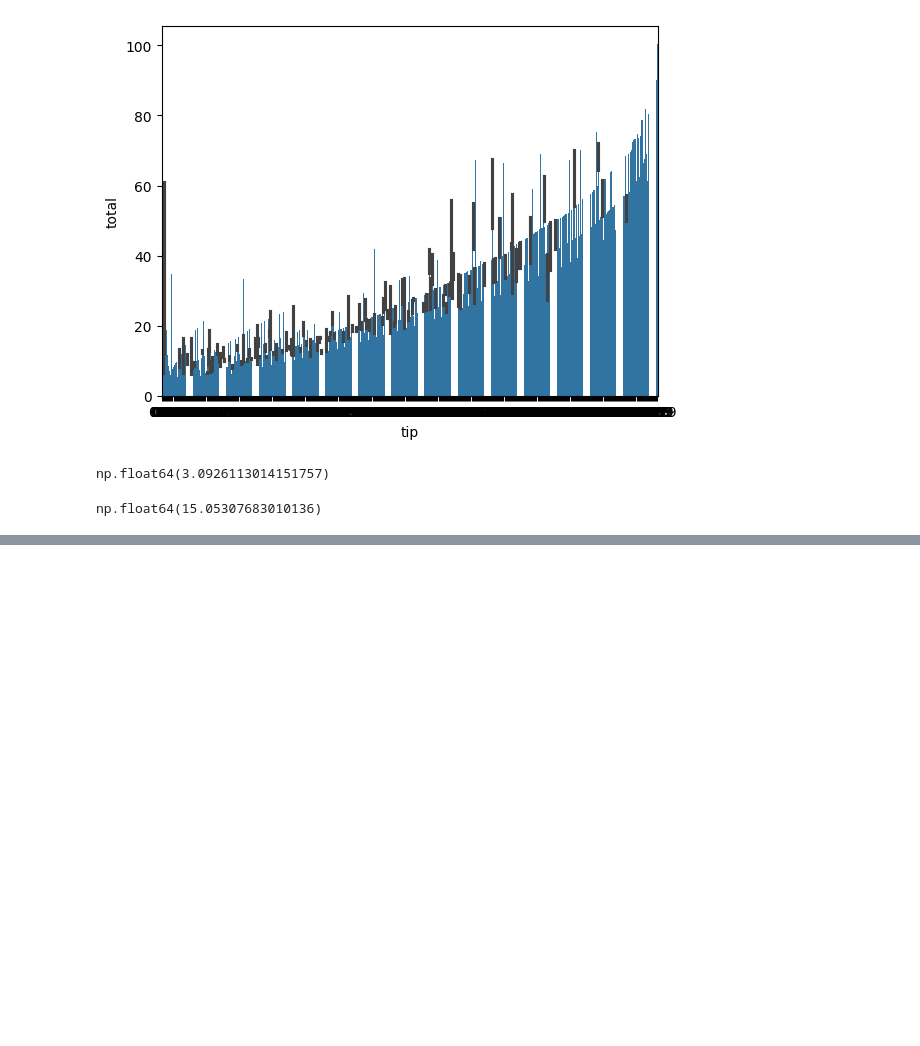
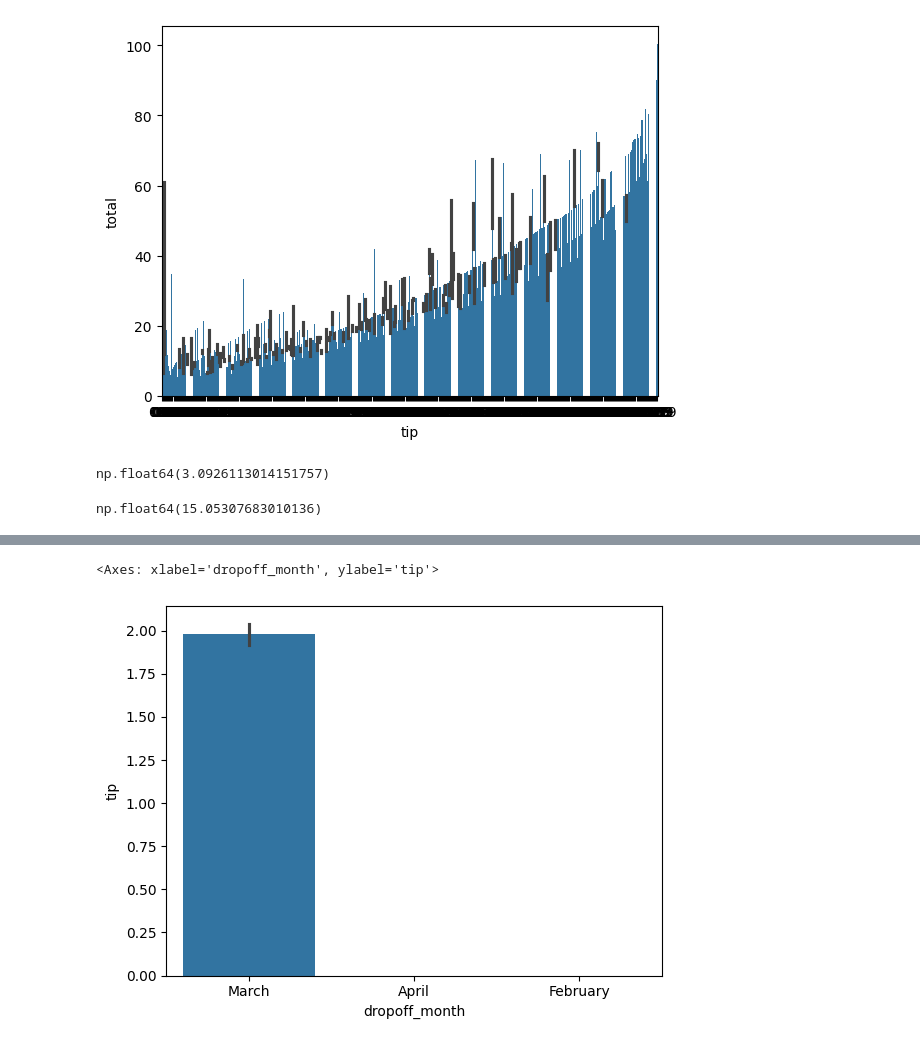
Before and after one commit to Tejaswimadastu/Machine_Learning, a Jupyter notebook: ML_EDA.ipynb, the cells around one changed output, grey strips where cells are left out. Saved outputs shown, nothing was run; the diff lists cells and outputs as text; code cells hidden in the pictures; blank space fills up the shorter version.

```diff
--- a/ML_EDA.ipynb
+++ b/ML_EDA.ipynb
@@ -506,0 +757,8 @@ np.float64(15.05307683010136)
+# %%
+df['dropoff_month']=df['dropoff'].dt.month_name()
+# %%
+df['dropoff_dayname']=df['dropoff'].dt.day_name()
+# %%
+df['dropoff_day']=df['dropoff'].dt.day
+# %%
+df['dropoff_year']=df['dropoff'].dt.year
@@ -506,0 +775,5 @@ np.float64(15.05307683010136)
+# %%
+sns.barplot(x=df['dropoff_month'],y=df['tip'])
+# %% [output]
+<Axes: xlabel='dropoff_month', ylabel='tip'>
+[figure, added]
```
Also changed, not shown: parts of 44 cells of this notebook.
